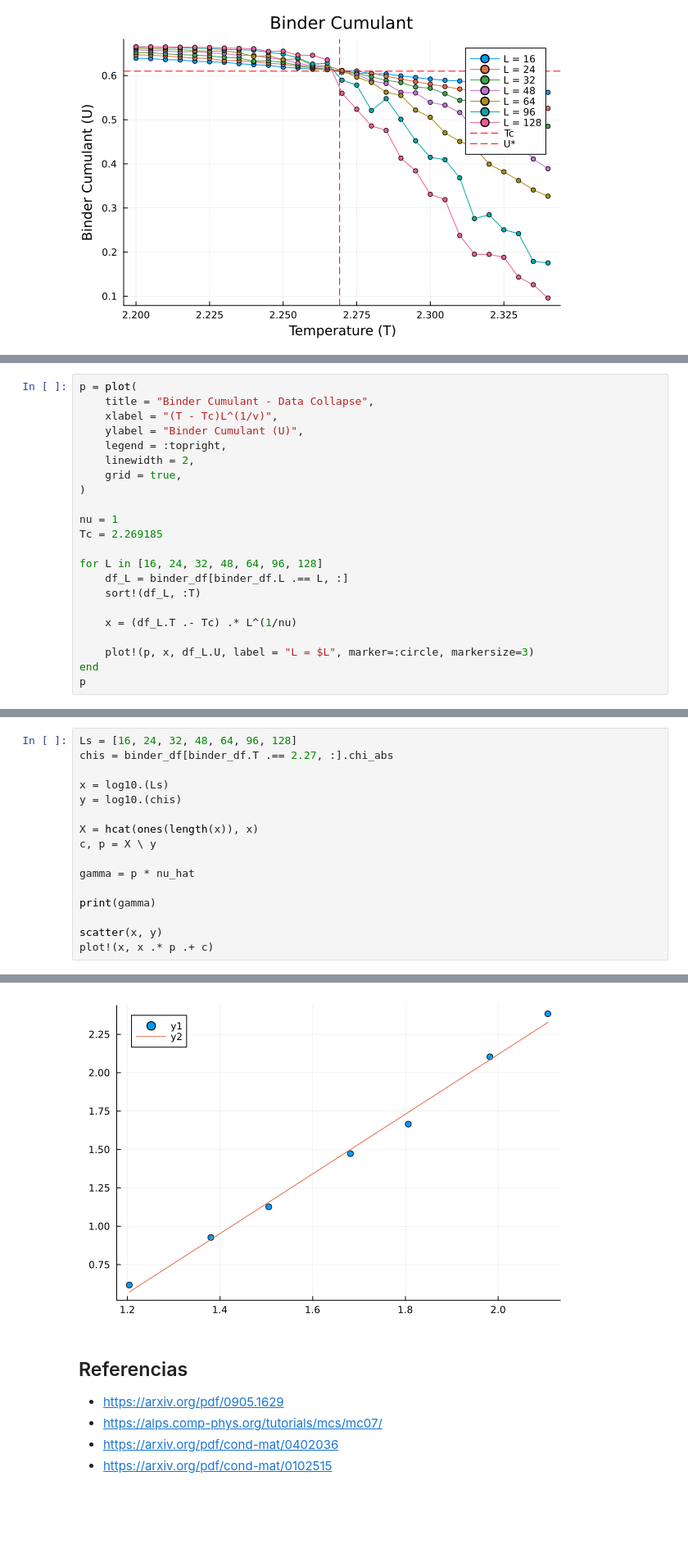
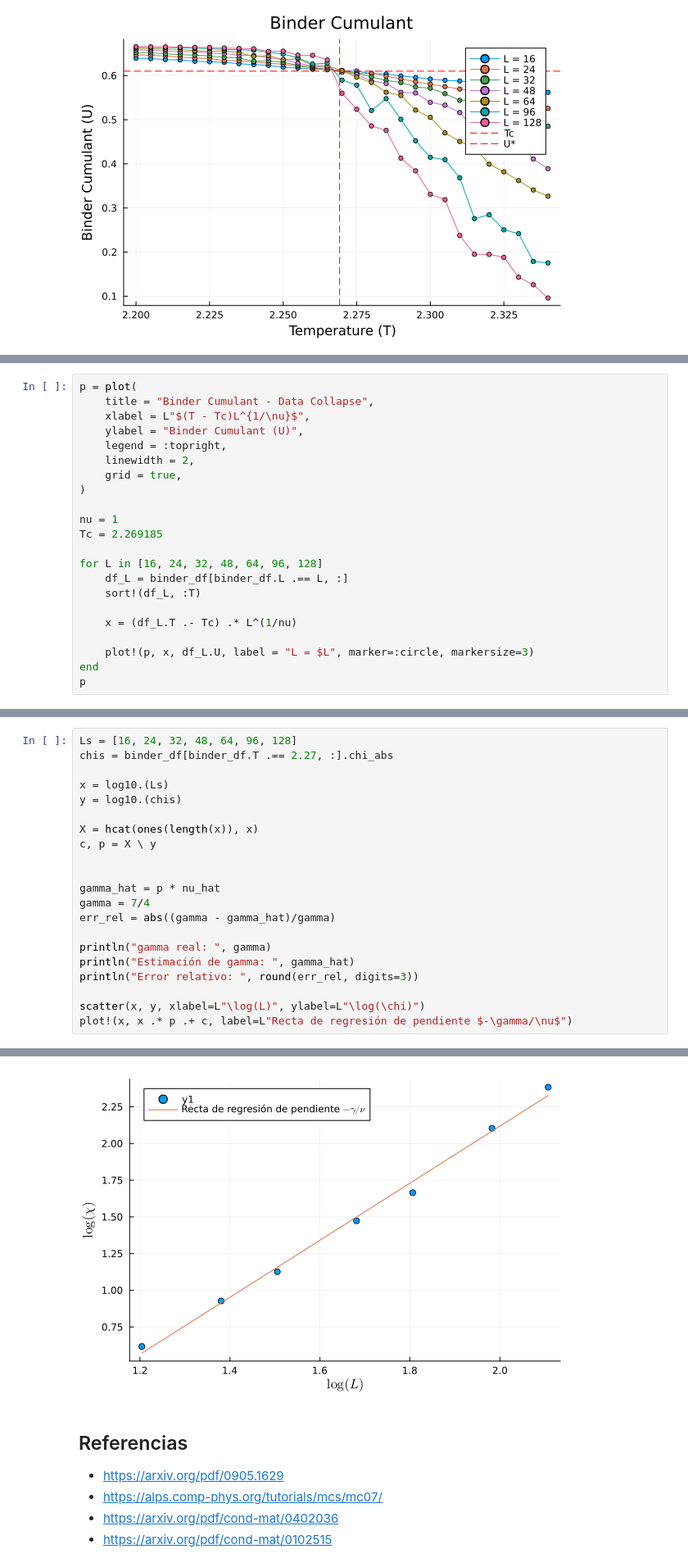
Before and after one commit to Elespiner/ipre-bacterias, a Jupyter notebook: binder_analysis_metropolis.ipynb, the cells around one changed output, grey strips where cells are left out. Shown at 82% size. Drawn from its saved outputs; the diff is of its cells as text; blank space fills up the shorter version.

```diff
--- a/binder_analysis_metropolis.ipynb
+++ b/binder_analysis_metropolis.ipynb
@@ -77,7 +105,7 @@ p
 # %%
 p = plot(
     title = "Binder Cumulant - Data Collapse",
-    xlabel = "(T - Tc)L^(1/v)",
+    xlabel = L"$(T - Tc)L^{1/\nu}$",
     ylabel = "Binder Cumulant (U)",
     legend = :topright,
     linewidth = 2,
@@ -185,10 +219,15 @@ y = log10.(chis)
 X = hcat(ones(length(x)), x)
 c, p = X \ y
 
-gamma = p * nu_hat
 
-print(gamma)
+gamma_hat = p * nu_hat
+gamma = 7/4
+err_rel = abs((gamma - gamma_hat)/gamma)
 
-scatter(x, y)
-plot!(x, x .* p .+ c)
+println("gamma real: ", gamma)
+println("Estimación de gamma: ", gamma_hat)
+println("Error relativo: ", round(err_rel, digits=3))
+
+scatter(x, y, xlabel=L"\log(L)", ylabel=L"\log(\chi)")
+plot!(x, x .* p .+ c, label=L"Recta de regresión de pendiente $-\gamma/\nu$")
 # %% [output]
@@ -196,4 +237,4 @@ plot!(x, x .* p .+ c)
-[figure, old version]
+[figure, new version]
 # %% [markdown]
 ## Referencias
 - https://arxiv.org/pdf/0905.1629
```
Also changed, not shown: parts of 9 cells of this notebook, 2 other files.
